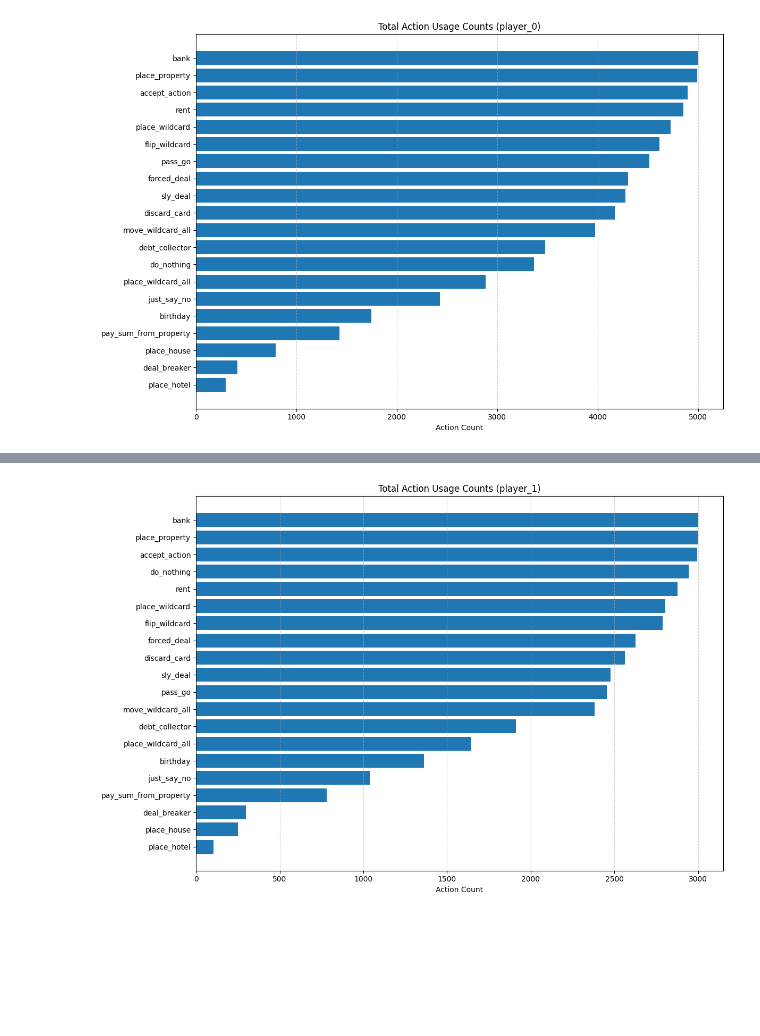
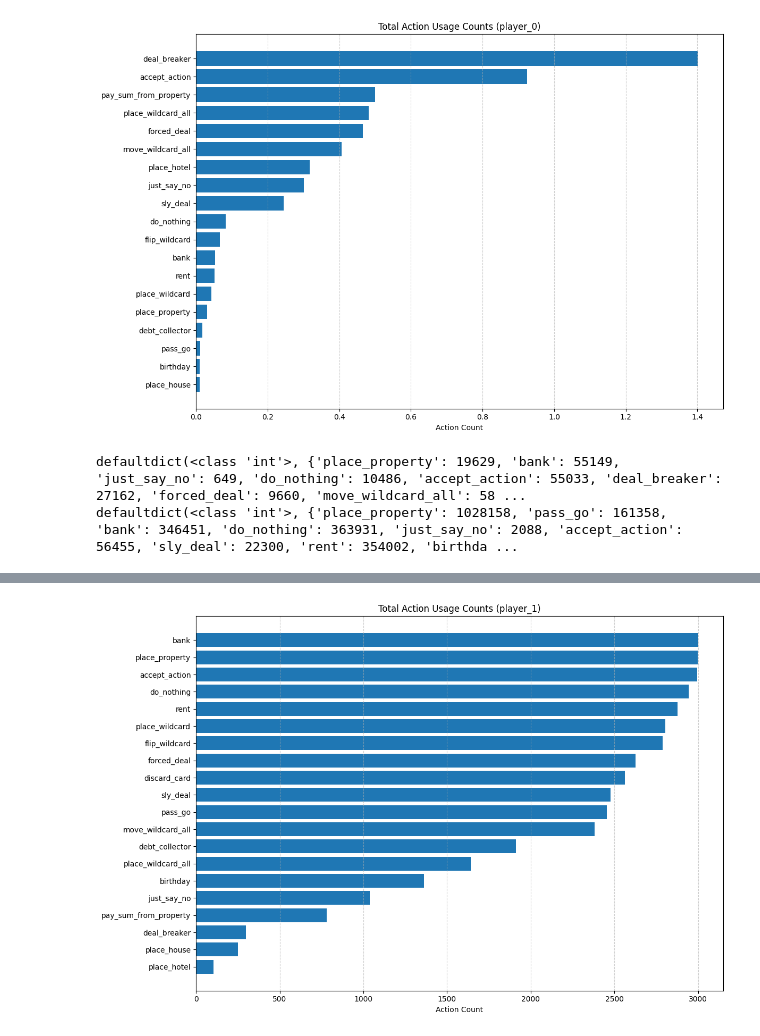
Before and after one commit to mikequ1/MultiagentRL, a Jupyter notebook: Monopoly_Go/dqn.ipynb, the cells around one changed output, grey strips where cells are left out. Saved outputs shown, nothing was run; the diff lists cells and outputs as text; code cells hidden in the pictures; blank space fills up the shorter version.

```diff
--- a/Monopoly_Go/dqn.ipynb
+++ b/Monopoly_Go/dqn.ipynb
@@ -7,6 +7,7 @@ import torch.nn.functional as F
 
 from monopoly_go import monopoly_go_v0
 from dqn import DQN, ReplayBuffer
+import matplotlib.pyplot as plt
 
 device = torch.device("mps")
 
@@ -15,10 +16,10 @@ num_episodes = 10000
 gamma = 0.99
 epsilon = 1
 epsilon_decay = 0.999
-epsilon_min = 0.05
+epsilon_min = 0.1
 batch_size = 128
 lr = 1e-6
-target_update_freq = 20
+target_update_freq = 50
 
 # Environment setup
 env = monopoly_go_v0.env(render_mode="human")
@@ -213,14 +243,29 @@ tensor([[    -inf,     -inf,     -inf,     -inf,     -inf,     -inf,     -inf,
 # %%
 actions, counts = zip(*sorted(total_action_counts["player_0"].items(), key=lambda x: x[1], reverse=True))
 
+rel_actions = []
+rel_counts = []
+for a, c in zip(actions, counts):
+    if a in total_action_avails["player_0"]:
+        rel_actions.append(a)
+        rel_counts.append(total_action_counts["player_0"][a]/total_action_avails["player_0"][a])
+
+rel_actions, rel_counts = zip(*sorted(zip(rel_actions, rel_counts), reverse=True, key=lambda x: x[1]))
+
 # Plot
 plt.figure(figsize=(12, 8))
-plt.barh(actions, counts)
+plt.barh(rel_actions, rel_counts)
 plt.xlabel("Action Count")
 plt.title("Total Action Usage Counts (player_0)")
 plt.gca().invert_yaxis()  # Most frequent action at the top
 plt.grid(axis='x', linestyle='--', alpha=0.6)
 plt.tight_layout()
 plt.show()
 # %% [output]
-[figure, old version]
+[figure, new version]
+# %%
+print(total_action_counts["player_0"])
+print(total_action_avails["player_0"])
+# %% [output]
+defaultdict(<class 'int'>, {'place_property': 19629, 'bank': 55149, 'just_say_no': 649, 'do_nothing': 10486, 'accept_action': 55033, 'deal_breaker': 27162, 'forced_deal': 9660, 'move_wildcard_all': 58 ...
+defaultdict(<class 'int'>, {'place_property': 1028158, 'pass_go': 161358, 'bank': 346451, 'do_nothing': 363931, 'just_say_no': 2088, 'accept_action': 56455, 'sly_deal': 22300, 'rent': 354002, 'birthda ...
```
Also changed, not shown: parts of 8 cells of this notebook, 8 other files.
